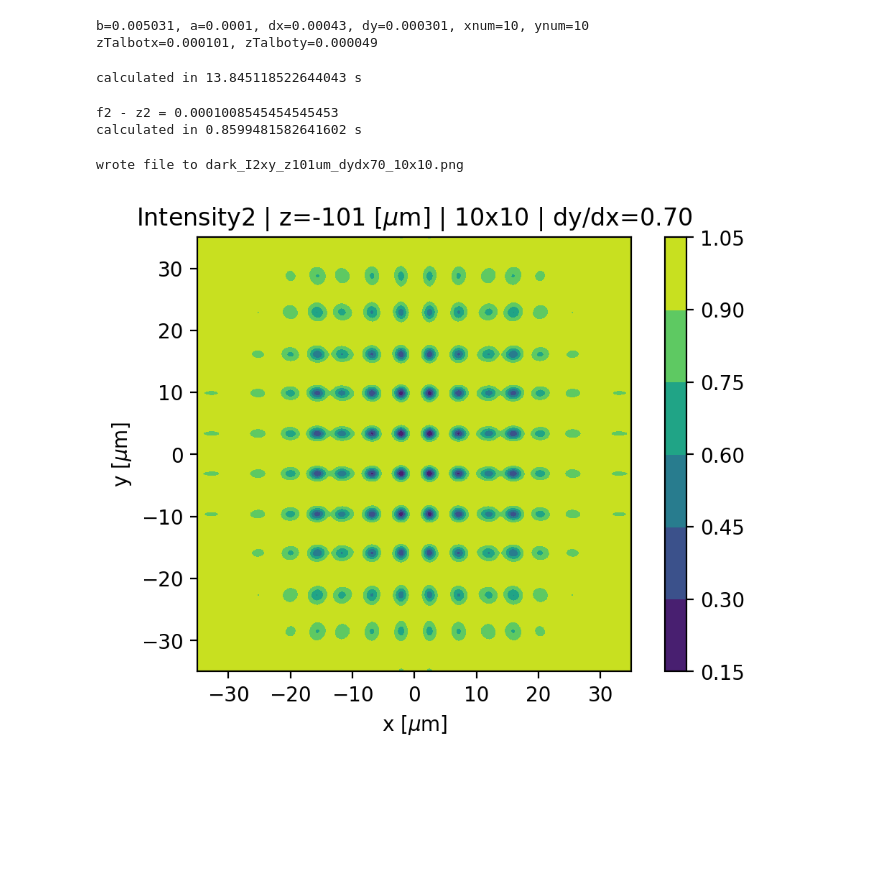
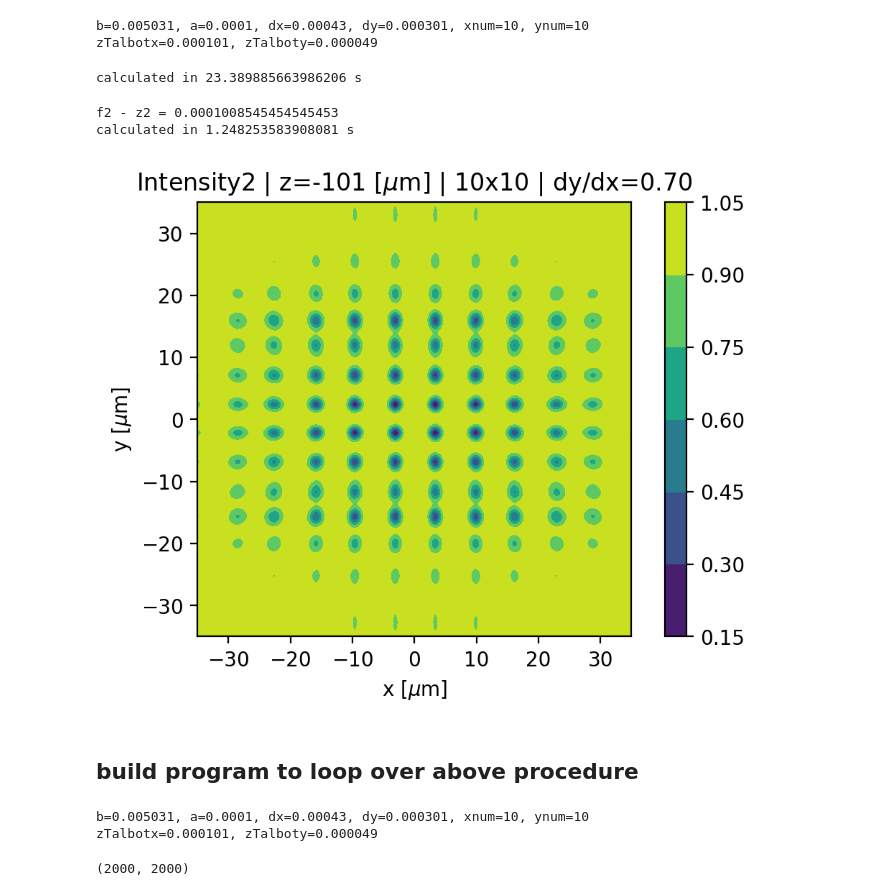
Before and after one commit to prhuft/fourier-optics, a Jupyter notebook: fft_optics.ipynb, the cells around one changed output. Saved outputs shown, nothing was run; the diff lists cells and outputs as text; code cells hidden in the pictures; blank space fills up the shorter version.

Commit message:
loop to make asymmetric dark trap plots

```diff
--- a/fft_optics.ipynb
+++ b/fft_optics.ipynb
@@ -180,12 +180,12 @@ q3_phases = empty((midpt, midpt), complex)
 q3 = empty((midpt, midpt), complex)
 for i in range(midpt):
     for j in range(midpt):
-        q3_phases[i,j] = repeat_phase(x1pts[i], x1pts[j], dx, dy, xnum, ynum, f1, k)
+        q3_phases[i,j] = repeat_phase(x1pts[j], x1pts[i], dx, dy, xnum, ynum, f1, k)
         q3[i,j] = -1j*A0*a*j1(a*rr[i,j]*k/f1)*q3_phases[i,j]/rr[i,j]
 print(f"calculated in {time()-t0} s")
 field1 = from_quadrant3(q3)
 # %% [output]
-calculated in 13.845118522644043 s
+calculated in 23.389885663986206 s
 # %%
 I1_xy = conjugate(field1)*field1
 
@@ -221,7 +221,7 @@ field2 = unpad(field2, padding)
 rr = unpad(rr, padding)
 # %% [output]
 f2 - z2 = 0.0001008545454545453
-calculated in 0.8599481582641602 s
+calculated in 1.248253583908081 s
 # %%
 ## calculate the output intensity, normalized to intensity in focal plane
 
@@ -236,19 +236,64 @@ if f2 - z2 == 0: # will crash if don't run f2-z2 as the first run in the noteboo
 I2_xy = 1 - I2_xy/I2xy_max #I2xy_max
 # %%
 # save file?
-savefile=True
+savefile=False
 fname = f'dark_I2xy_z{(f2 - z2)*1e6:0.0f}um_dydx{int(100*dy/dx)}_{xnum}x{ynum}.png'
 
 x2pts = array([i*1/(x1pts[1]-x1pts[0])*lmbda*f2/(2*padding + pts) for i in linspace(-pts/2, pts/2, pts)])
 scl = 1e6
 fig,ax = figax(roi=0.000035*scl,xlabel=r'x [$\mu$m]',ylabel=r'y [$\mu$m]')
 fig.dpi = 200
 cbar = ax.contourf(x2pts*scl, x2pts*scl, I2_xy)
 fig.colorbar(cbar)
 ax.set_title(rf'Intensity2 | z={(z2 - f2)*1e6:0.0f} [$\mu$m] | {xnum}x{ynum} | dy/dx={dy/dx:0.2f}')
 if savefile:
     plt.savefig(fname, bbox_inches='tight')
     print('wrote file to',fname)
 # %% [output]
-wrote file to dark_I2xy_z101um_dydx70_10x10.png
-[figure, old version]
+[figure, new version]
+# %% [markdown]
+## build program to loop over above procedure
+# %%
+## physics and lens params
+lmbda = 8.25e-7
+k = 2*pi/lmbda
+f1 = 1 # lens focal length [m]
+f2 = 0.015
+A0 = 1 # input field amplitude
+
+## input mask params
+# r = 1/sqrt(1.66) # reflectivity of the spots. if not applicable, just set to 1. trust me.
+a = 1e-4
+dx = 4.3*a
+dy = 0.7*dx
+b = f1*3.8317/(a*k)
+xnum = ynum = 10
+
+## output field Talbot lengths
+Lx2 = f2*dx/f1 # output array periodicity
+Ly2 = f2*dy/f1
+zTalbotx = 2*Lx2**2/lmbda
+zTalboty = 2*Ly2**2/lmbda
+
+## print out parameters
+print(f'b={b:0.6f}, a={a}, dx={dx}, dy={dy}, xnum={xnum}, ynum={ynum}')
+print(f'zTalbotx={zTalbotx:0.6f}, zTalboty={zTalboty:0.6f}')
+
+## grid params
+
+w = 4*b # grid half-width
+pts = 2000 #1025
+x = linspace(-w, w, pts)
+y = linspace(-w, w, pts)
+x1pts, midpt, xx, yy = get_meshgrid(w, pts)
+rr = sqrt(xx**2 + yy**2)
+
+## misc
+padding = 100 # pad the field with 100 rows/cols of zeros to increase fft res
+# %% [output]
+b=0.005031, a=0.0001, dx=0.00043, dy=0.000301, xnum=10, ynum=10
+zTalbotx=0.000101, zTalboty=0.000049
+# %%
+len(x1pts), pts
+# %% [output]
+(2000, 2000)
```
Also changed, not shown: parts of 13 cells of this notebook, 27 other files.
